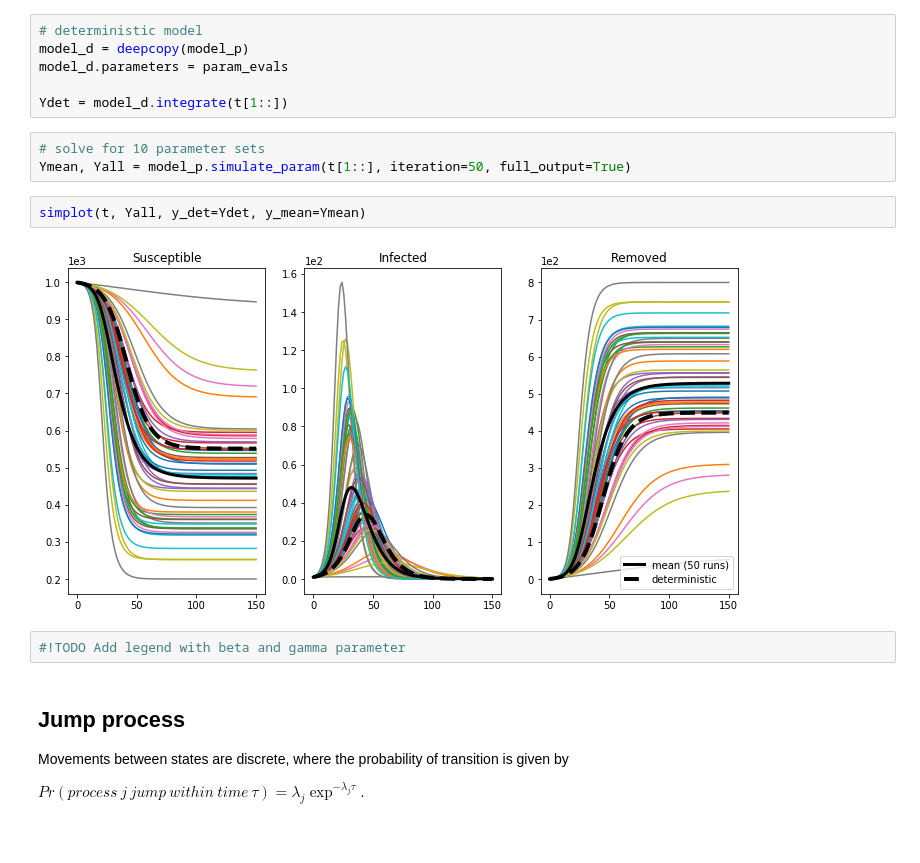
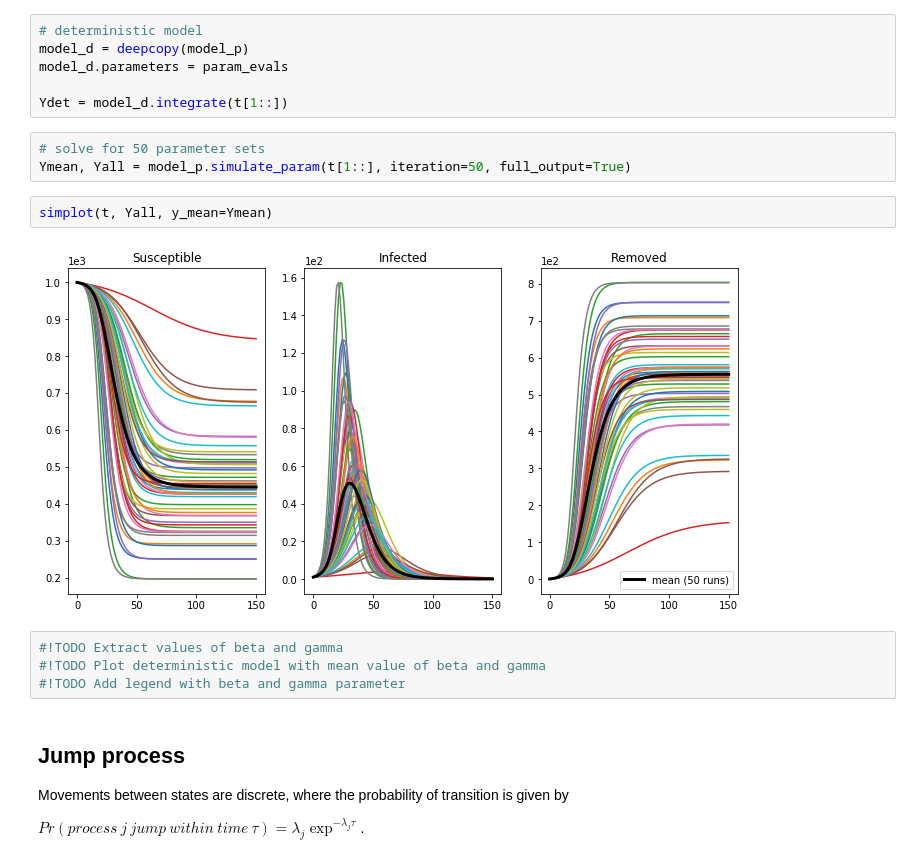
Before and after one commit to ukhsa-collaboration/pygom, a Jupyter notebook: notebooks/Stochasticity.ipynb, the cells around one changed output. Drawn from its saved outputs; the diff is of its cells as text.

Commit message:
Remove deterministic plot from parameter sampling plot

```diff
--- a/notebooks/Stochasticity.ipynb
+++ b/notebooks/Stochasticity.ipynb
@@ -104,13 +100,15 @@ model_d.parameters = param_evals
 
 Ydet = model_d.integrate(t[1::])
 # %%
-# solve for 10 parameter sets
+# solve for 50 parameter sets
 Ymean, Yall = model_p.simulate_param(t[1::], iteration=50, full_output=True)
 # %%
-simplot(t, Yall, y_det=Ydet, y_mean=Ymean)
+simplot(t, Yall, y_mean=Ymean)
 # %% [output]
-[figure, old version]
+[figure, new version]
 # %%
+#!TODO Extract values of beta and gamma
+#!TODO Plot deterministic model with mean value of beta and gamma
 #!TODO Add legend with beta and gamma parameter
 # %% [markdown]
 ## Jump process
```
Also changed, not shown: parts of 2 cells of this notebook, 1 other file.
